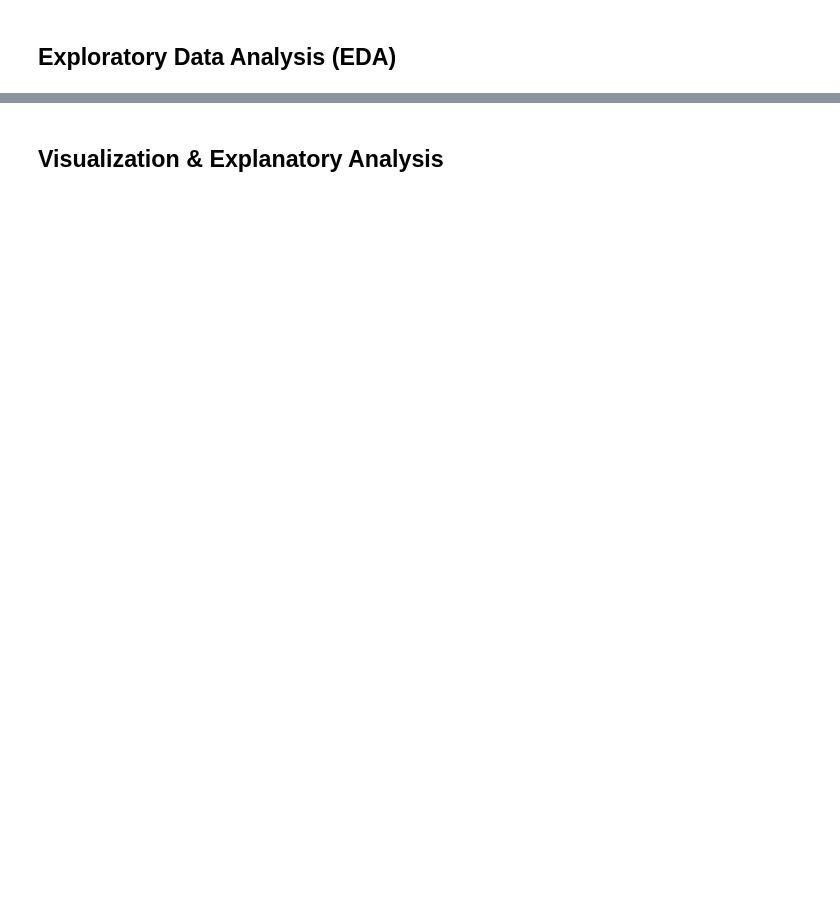
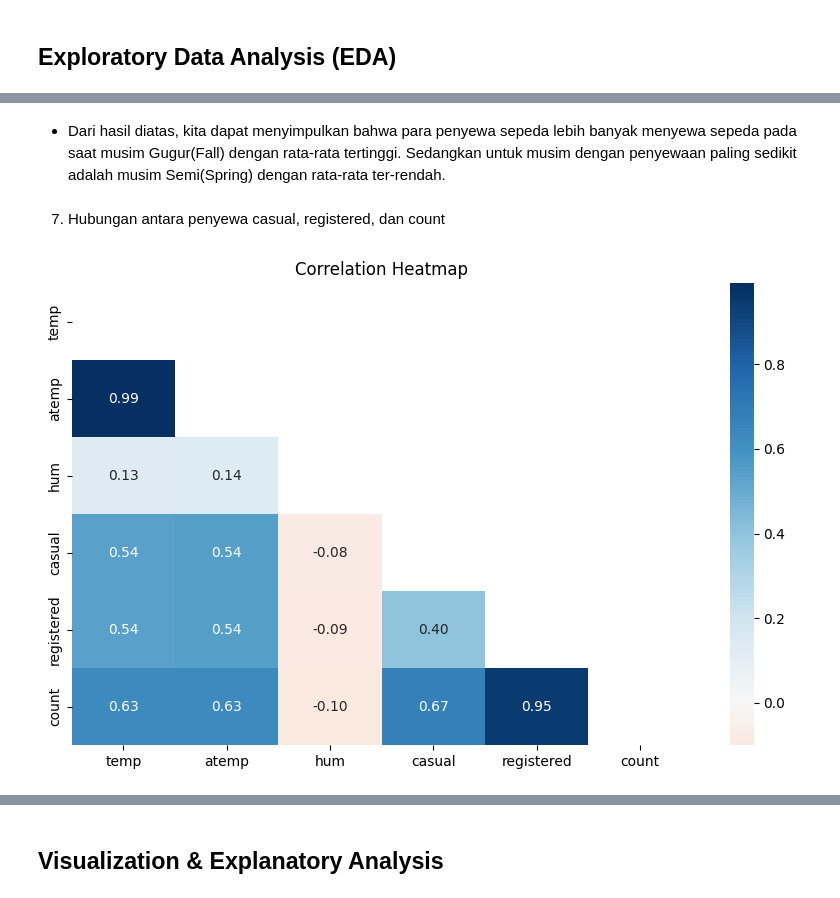
Before and after one commit to CrxTan/EDA_Bike_Explanatory, a Jupyter notebook: Bike_Sharing_Dataset.ipynb, the cells around one changed output, grey strips where cells are left out. Cells and saved outputs as stored; diff of their text form; code cells hidden in the pictures; blank space fills up the shorter version.

```diff
--- a/Bike_Sharing_Dataset.ipynb
+++ b/Bike_Sharing_Dataset.ipynb
@@ -302,0 +243,11 @@ memory usage: 2.5+ MB
+# %%
+#Mengubah nama judul kolom
+day_df.rename(columns={
+    'dteday': 'date',
+    'yr': 'year',
+    'mnth': 'month',
+    'hr': 'hour',
+    'weathersit': 'weather_cond',
+    'cnt' : 'count'}, inplace=True)
+
+day_df.head()
@@ -302,0 +279,14 @@ memory usage: 2.5+ MB
+# %%
+# Mengubah tipe data 'dateday' ke datetime
+day_df['date'] = pd.to_datetime(day_df.date)
+
+# Mengubaha tipe data ke kategorikal
+day_df['season'] = day_df.season.astype('category')
+day_df['year'] = day_df.year.astype('category')
+day_df['month'] = day_df.month.astype('category')
+day_df['holiday'] = day_df.holiday.astype('category')
+day_df['weekday'] = day_df.weekday.astype('category')
+day_df['workingday'] = day_df.workingday.astype('category')
+day_df['weather_cond'] = day_df.weather_cond.astype('category')
+
+day_df.head()
@@ -343,0 +431,20 @@ weather_usage = merged_df_cleaned.groupby("weathersit")["cnt_hour"].mean().sort_
+# %% [markdown]
+- Dari hasil diatas, kita dapat menyimpulkan bahwa para penyewa sepeda lebih banyak menyewa sepeda pada saat musim Gugur(Fall) dengan rata-rata tertinggi. Sedangkan untuk musim dengan penyewaan paling sedikit adalah musim Semi(Spring) dengan rata-rata ter-rendah.
+# %% [markdown]
+7.   Hubungan antara penyewa casual, registered, dan count
+# %%
+fig, ax = plt.subplots(figsize=(10,6))
+correlation_matrix = day_df.corr(numeric_only=True)
+mask = np.triu(np.ones_like(correlation_matrix, dtype=bool))
+
+sns.heatmap(
+    correlation_matrix,
+    annot=True,
+    mask=mask,
+    cmap='RdBu',
+    center=0,
+    fmt=".2f")
+plt.title("Correlation Heatmap")
+plt.show()
+# %% [output]
+[figure, added]
```
Also changed, not shown: parts of 64 cells of this notebook, 4 other files.
